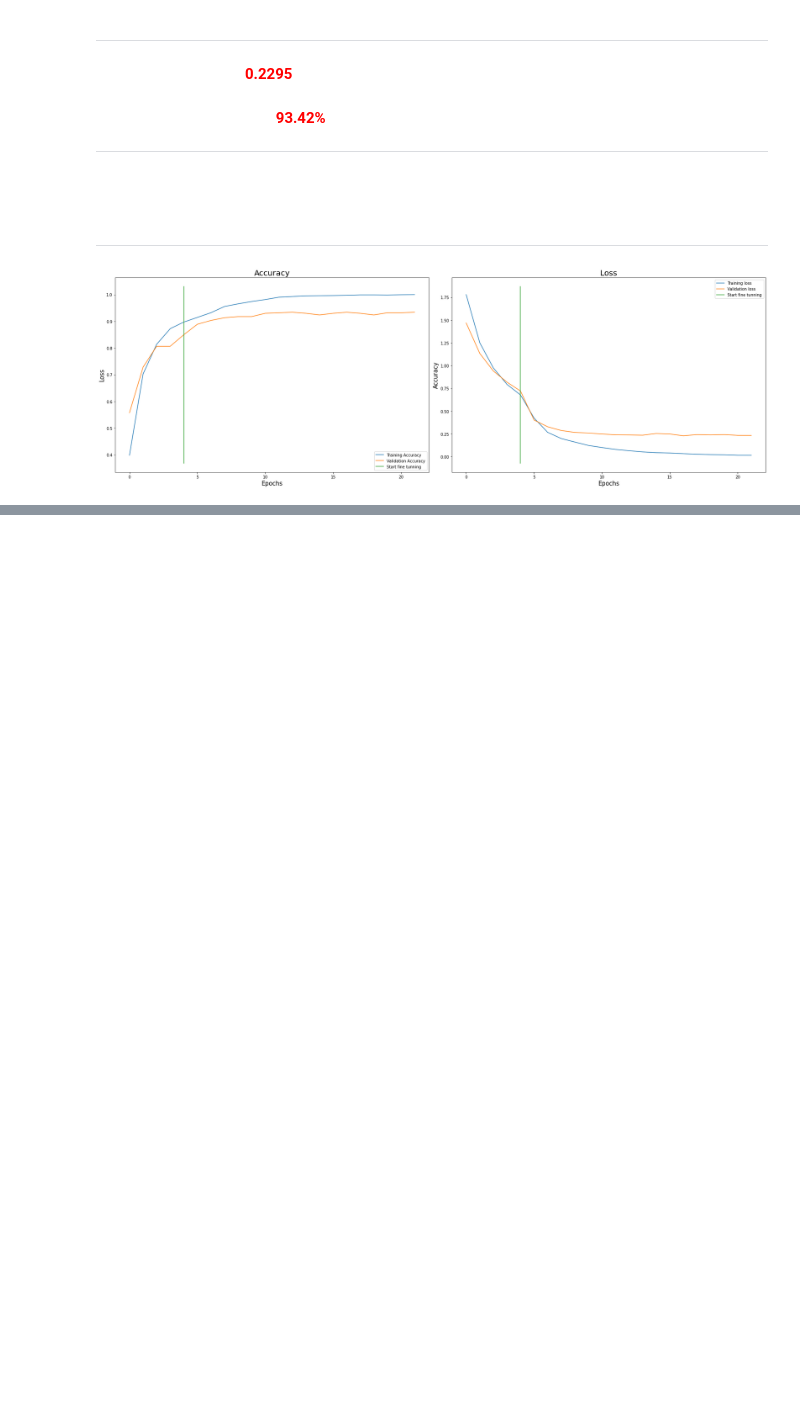
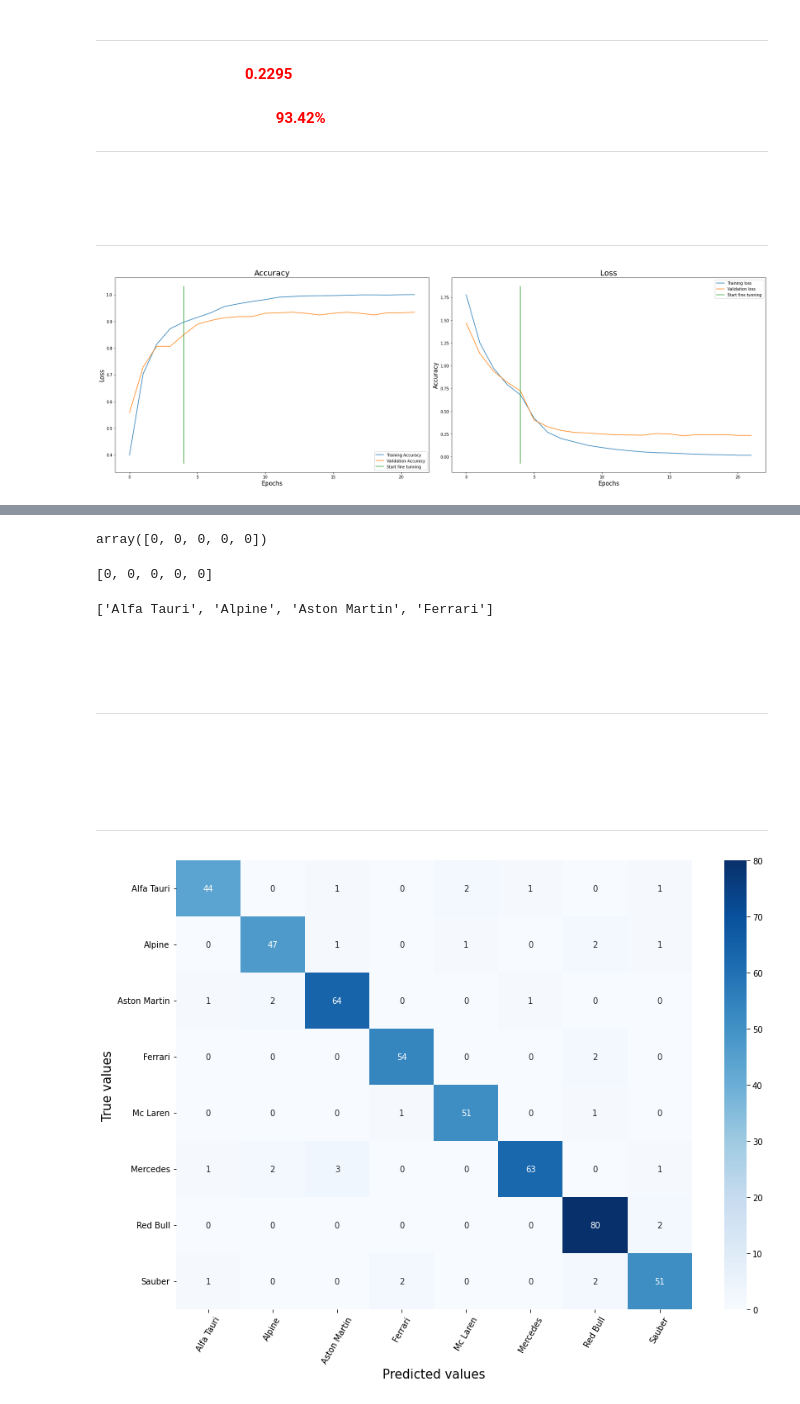
Before and after one commit to baenzigerbear/F1-Car-Classifier, a Jupyter notebook: F1.ipynb, the cells around one changed output, grey strips where cells are left out. Drawn from its saved outputs; the diff is of its cells as text; code cells hidden in the pictures; blank space fills up the shorter version.

```diff
--- a/F1.ipynb
+++ b/F1.ipynb
@@ -747,0 +750,4 @@ Impact of Fine tunning on Performance Curves
+# %%
+# Generates output predictions for the input samples (test data)
+pred_proba=model.predict(test_data)
+pred_proba[:2]
@@ -747,0 +761,48 @@ Impact of Fine tunning on Performance Curves
+# %%
+# converting the prediction probabilities to class number
+pred_class_number=tf.argmax(pred_proba,axis=1).numpy() #axis = An integer, the axis to reduce across
+pred_class_number[:5]
+# %% [output]
+array([0, 0, 0, 0, 0])
+# %%
+# true labels
+y_labels=[]
+for _,label in test_data.unbatch():
+    y_labels.append(label.numpy().argmax())
+
+y_labels[:5]
+# %% [output]
+[0, 0, 0, 0, 0]
+# %%
+class_names[:4]
+# %% [output]
+['Alfa Tauri', 'Alpine', 'Aston Martin', 'Ferrari']
+# %% [markdown]
+## <span id='conv-to-ds'  style='font-weight:bold;color:white'> 11.1.Confusion Matrix <hr></span>
+# %%
+    """
+    Define Function
+    The function plots a confusion matrix
+
+    sns.heatmap()
+    -> annot: If True, write the data value in each cell
+    -> camp: The mapping from data values to color space
+    -> fmt: String formatting code to use when adding annotations.
+    """
+
+def make_confusion_matrix(y_true,y_preds,class_names):
+
+    cm=confusion_matrix(y_true,y_preds)
+    plt.figure(figsize=(14,10))
+    sns.heatmap(cm,annot=True,cmap='Blues',fmt='.0f') #fmt nessesayry???
+    display(HTML("<h2 style='font-weight:bold; color:white; text-align:center;'>Confusion Matrix</h2><hr>"))
+    plt.ylabel("True values",size=15)
+    plt.xlabel('Predicted values',size=15)
+    plt.xticks(ticks=np.arange(len(class_names))+0.5,labels=class_names,rotation=60)
+    plt.yticks(ticks=np.arange(len(class_names))+0.5,labels=class_names,rotation=0)
+# %%
+#plot confusion matrix
+make_confusion_matrix(y_labels,pred_class_number,class_names)
+# %% [output]
+Confusion Matrix
+[figure, added]
```
Also changed, not shown: parts of 2 cells of this notebook.
